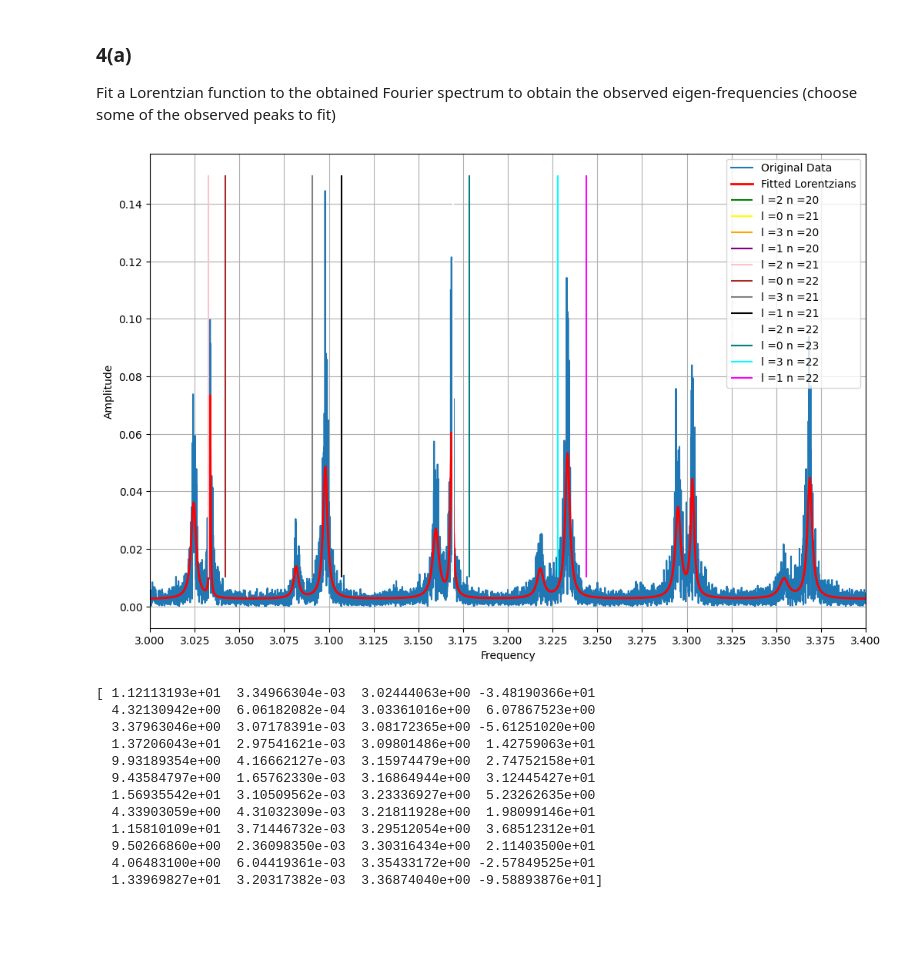
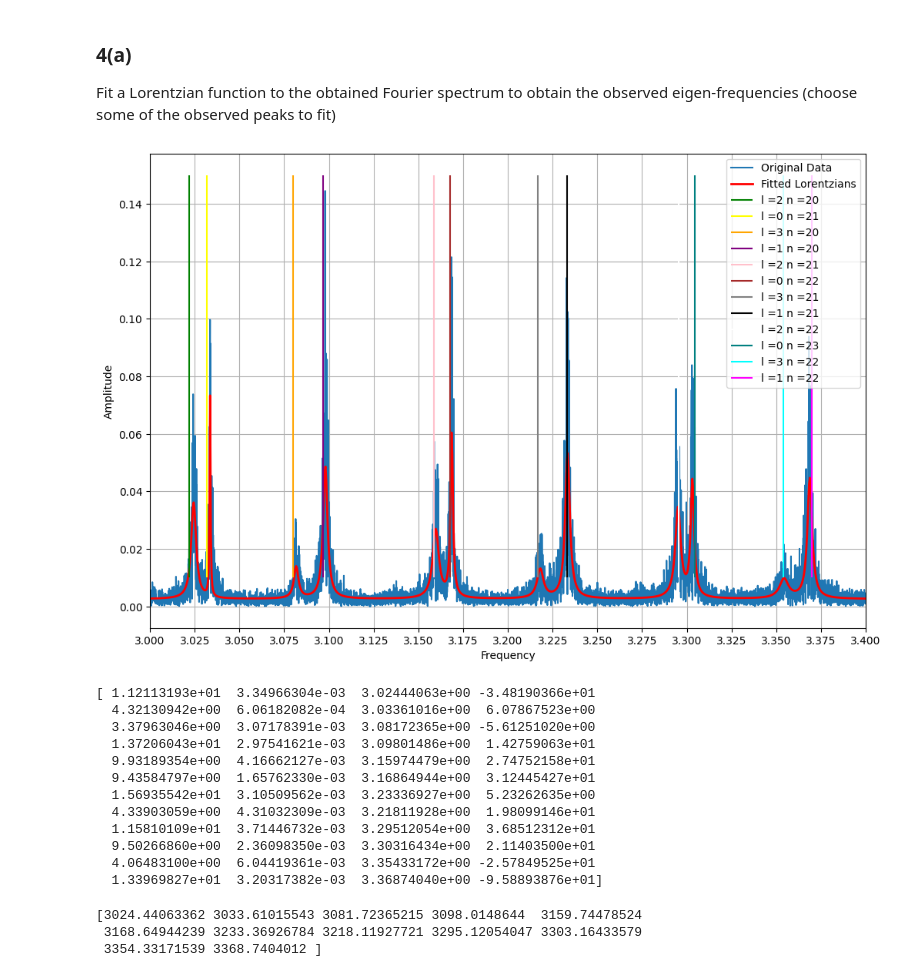
Before and after one commit to inesgpinto/stellar, a Jupyter notebook: mycode/part2.ipynb, the cells around one changed output. Saved outputs shown, nothing was run; the diff lists cells and outputs as text; code cells hidden in the pictures; blank space fills up the shorter version.

```diff
--- a/mycode/part2.ipynb
+++ b/mycode/part2.ipynb
@@ -402,35 +402,35 @@ plt.plot(frequency_data, amplitude_data, label='Original Data')
 plt.plot(x_fit, y_fit, label='Fitted Lorentzians', linestyle='-', linewidth=2, color='red')
 
 
 colors = ["green", "yellow", "orange", "purple", "pink", "brown", "gray", "black", "white", "teal", "cyan", "magenta"]
 i=0
 
-shift = 0.14
+shift = 0.014
 for f in sorted(model["freq"]):
 
     if f/1000 < xmin or f/1000 > xmax : continue
     l_freq = np.array(model["freq"][model["l"]==l])/1000
     l = model["l"][model["freq"]==f][0]
     n = model["np"][model["freq"]==f][0]
 
     plt.vlines(f/1000-shift, 0.01, 0.15, label=f"l ={l} n ={n}",color=colors[i])
     i=i+1
 
 
 plt.legend()
 plt.xlabel('Frequency')
 plt.ylabel('Amplitude')
 plt.grid()
 plt.xticks(np.linspace(xmin,xmax,num=9+8))
 plt.xlim(xmin,xmax)
 
 
 
 plt.show()
 
 print(params)
 # %% [output]
-[figure, old version]
+[figure, new version]
 [ 1.12113193e+01  3.34966304e-03  3.02444063e+00 -3.48190366e+01
   4.32130942e+00  6.06182082e-04  3.03361016e+00  6.07867523e+00
   3.37963046e+00  3.07178391e-03  3.08172365e+00 -5.61251020e+00
@@ -443,3 +443,30 @@ print(params)
   9.50266860e+00  2.36098350e-03  3.30316434e+00  2.11403500e+01
   4.06483100e+00  6.04419361e-03  3.35433172e+00 -2.57849525e+01
   1.33969827e+01  3.20317382e-03  3.36874040e+00 -9.58893876e+01]
+# %%
+freqs_fit = params[2::4] *1000
+shift = shift * 1000
+print(freqs_fit)
+
+ns = []
+ls = []
+for f in freqs_fit:
+    idx = np.argmin( np.abs( (model["freq"]-shift)-f ) )
+    ns.append(model["np"][idx])
+    ls.append(model["l"][idx])
+#print(ns)
+#print(ls)
+#print(freqs_fit)
+
+ns = np.array(ns)
+ls = np.array(ls)
+freqs_fit = np.array(freqs_fit)
+
+idx_sort = np.argsort(freqs_fit)
+ns = ns[idx_sort]
+ls = ls[idx_sort]
+freqs_fit = freqs_fit[idx_sort]
+# %% [output]
+[3024.44063362 3033.61015543 3081.72365215 3098.0148644  3159.74478524
+ 3168.64944239 3233.36926784 3218.11927721 3295.12054047 3303.16433579
+ 3354.33171539 3368.7404012 ]
```
Also changed, not shown: parts of 2 cells of this notebook.
